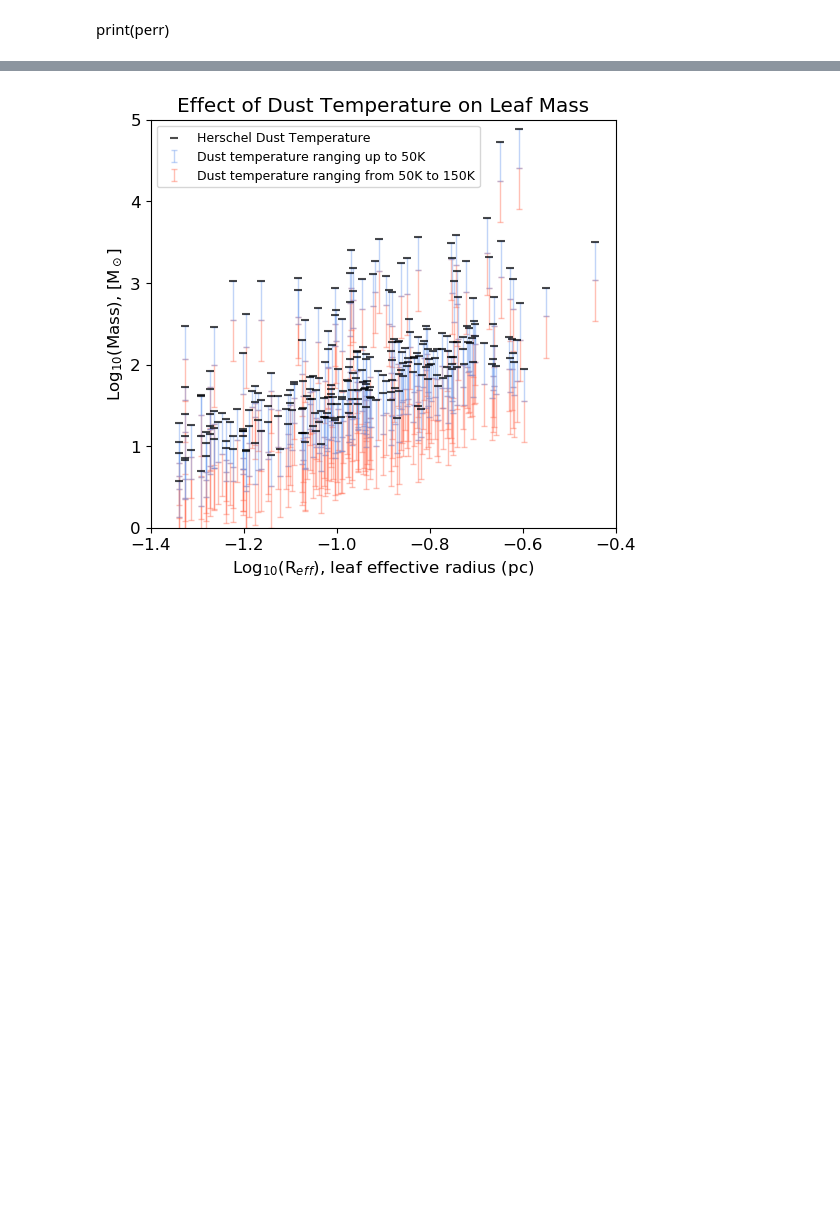
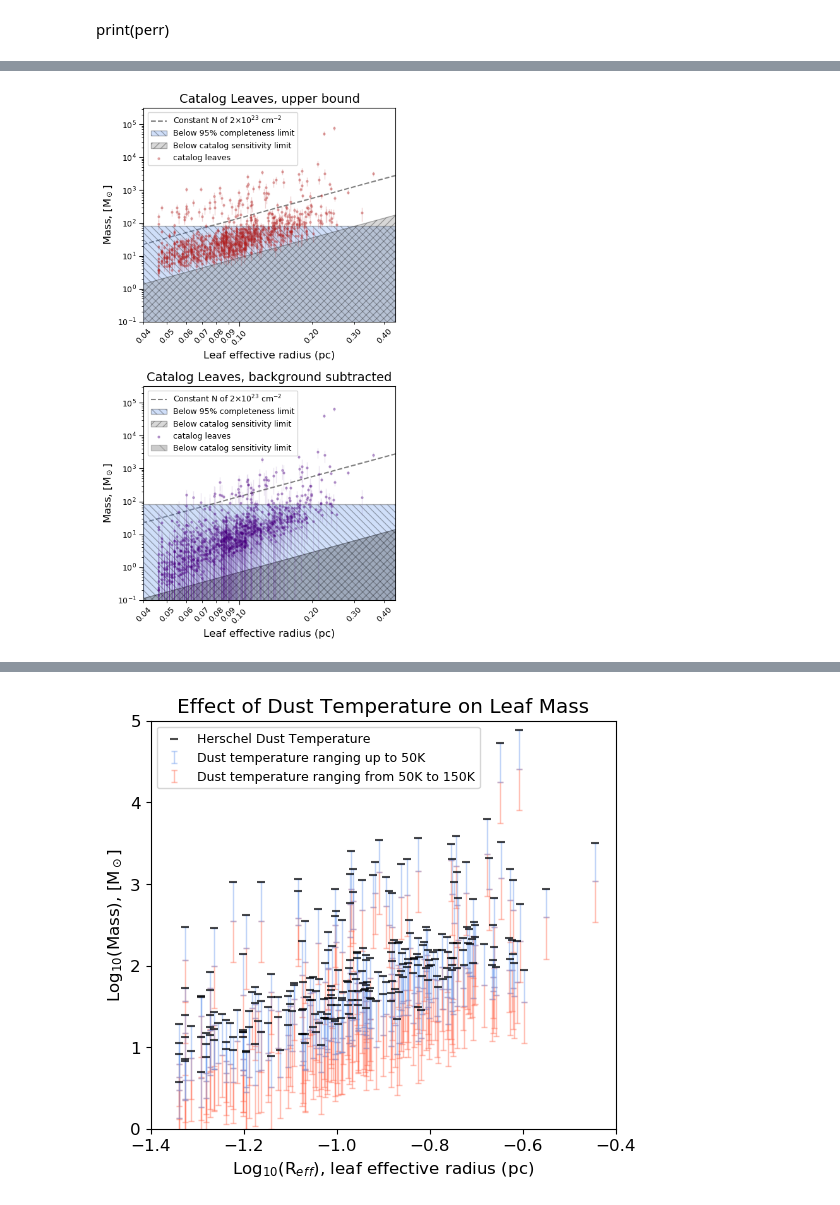
Before and after one commit to hpthatchfield/astrophys, a Jupyter notebook: CMZoom_scripts/CMZoom_catalog_figures.ipynb, the cells around one changed output, grey strips where cells are left out. Drawn from its saved outputs; the diff is of its cells as text; code cells hidden in the pictures; blank space fills up the shorter version.

```diff
--- a/CMZoom_scripts/CMZoom_catalog_figures.ipynb
+++ b/CMZoom_scripts/CMZoom_catalog_figures.ipynb
@@ -426,7 +409,8 @@ plt.show()
 # %%
 mass = catalog['mass']
 r_eff_pc = catalog['r_eff_pc']
-noise_mass = np.sqrt(4*catalog['mass']+catalog['mass_unc']**2)
+noise_mass = catalog['mass_unc']
+noise_mass_bgsub = catalog['mass_bgsub_unc']
 incomp = (catalog['mass']<80)
 logyerr=(np.log10(mass)-np.log10(mass-noise_mass),
             np.log10(mass+noise_mass)-np.log10(mass))
@@ -435,65 +419,85 @@ radius_vals = cmz.radius_from_mass_const_col_density(mass_bin,2.0*10**23)
 mass_bgsub = catalog['mass_bgsub']
 
 plt.close()
-plt.rcParams.update({'font.size': 14}) #set fontsize
+plt.rcParams.update({'font.size': 12}) #set fontsize
 
 f = plt.figure(figsize=(5,9))
 
 ax1 = f.add_subplot(211)
 ax1.set_title('Catalog Leaves, upper bound',fontsize=14)
-ax1.scatter( r_eff_pc,mass,s=20, color='firebrick',
+ax1.scatter(r_eff_pc,mass,s=20, color='firebrick',
              alpha=.3,marker='.',zorder=2000,label='catalog leaves')
 ax1.errorbar(x=r_eff_pc,y=mass,
              yerr=noise_mass,
-             ls='none',color='firebrick',alpha=.4,marker='', linewidth=1.0,zorder=2000)
-ax1.plot(radius_vals,mass_bin,color='k',
-         label='Constant N of 2$\\times$10$^{23}$ cm$^{-2}$',alpha=0.2)
-ax1.fill_between(r_arr_pc,np.zeros_like(masscut)-10.,masscut,color='k',
-                 label='Below catalog sensitivity limit',alpha=0.2,hatch='\\')
-ax1.fill_between(r_arr_pc,np.zeros_like(masscut)-1.,np.repeat(80,len(r_arr_pc)),color='navy',
-                 label='Below 95% completeness limit',alpha=0.1,hatch='//')
-ax1.set_xlabel('R, leaf effective radius (pc)',fontsize=12)
+             ls='none',color='firebrick',alpha=.2,marker='', linewidth=1.0,zorder=2000)
+ax1.plot(radius_vals,mass_bin,color='k',ls='--',
+         label='Constant N of 2$\\times$10$^{23}$ cm$^{-2}$',alpha=0.5)
+# ax1.fill_between(r_arr_pc,np.zeros_like(masscut)-10.,masscut,color='k',
+#                  label='Below catalog sensitivity limit',alpha=0.2,hatch='\\')
+# ax1.fill_between(r_arr_pc,np.zeros_like(masscut)-1.,np.repeat(80,len(r_arr_pc)),color='navy',
+#                  label='Below 95% completeness limit',alpha=0.1,hatch='//')
+ax1.fill(np.concatenate((r_arr_pc,r_arr_pc)),
+         np.concatenate((np.zeros_like(masscut)-1.,np.repeat(80,len(r_arr_pc)))),
+         facecolor='cornflowerblue', alpha=0.3, edgecolor='k', hatch='\\\\\\', zorder=30,
+         label='Below 95% completeness limit')
+ax1.fill(np.concatenate((r_arr_pc,r_arr_pc)), np.concatenate((np.zeros_like(masscut)-1.,masscut)),
+         facecolor='grey', alpha=0.3, edgecolor='k', hatch='///', zorder=30,
+         label='Below catalog sensitivity limit')
+ax1.set_xlabel('Leaf effective radius (pc)',fontsize=12)
 ax1.set_ylabel('Mass, [M$_\odot$]',fontsize=12)
 ax1.set_ylim(10**(-1),10**5.5)
-ax1.set_xlim(10**-1.5,10**(-0.3))
+ax1.set_xlim(5**(-2),15**(-0.3))
 ax1.set_xscale('log')
+ax1.tick_params(axis='x', which='major', rotation=45, labelsize=9,length=5)
+ax1.tick_params(axis='y', which='major', rotation=0, labelsize=9,length=5)
+ax1.tick_params(axis='x', which='minor',rotation=45, labelsize=9,length=3)
+ax1.xaxis.set_minor_formatter(FormatStrFormatter("%1.2f"))
+ax1.xaxis.set_major_formatter(FormatStrFormatter("%1.2f"))
 ax1.set_yscale('log')
+#plt.rcParams.update({'font.size': 6}) #set fontsize
 ax1.legend(loc='upper left', shadow=False, fontsize=9)
 
 ax2 = f.add_subplot(212)
 ax2.set_title('Catalog Leaves, background subtracted',fontsize=14)
-ax2.scatter( r_eff_pc,mass_bgsub,s=20, color='navy',
+ax2.scatter( r_eff_pc,mass_bgsub,s=20, color='indigo',
              alpha=.3,marker='.',zorder=2000,label='catalog leaves')
 ax2.errorbar(x=r_eff_pc,y=mass_bgsub,
-             yerr=noise_mass,
-             ls='none',color='navy',alpha=.4,marker='', linewidth=1.0,zorder=2000)
-ax2.plot(radius_vals,mass_bin,color='k',
-         label='Constant N of 2$\\times$10$^{23}$ cm$^{-2}$',alpha=0.2)
-#ax2.fill_between(r_arr_pc,np.zeros_like(masscut_bgsub)-1.,masscut_bgsub,color='k',
-#                 label='Below catalog sensitivity limit',alpha=0.2,hatch='\\')
-ax2.fill(x=np.concatenate(r_arr_pc,r_arr_pc), y=np.concatenate(np.zeros_like(masscut_bgsub)-1.,masscut_bgsub),
-         fc='none', alpha=0.3, ec='black', zorder=30)
-ax2.fill(x=np.concatenate(r_arr_pc,r_arr_pc), y=np.concatenate(np.zeros_like(masscut_bgsub)-1.,masscut_bgsub),
-         color='grey', alpha=0.1, ec='none', zorder=30)
-ax2.fill(x=np.concatenate(r_arr_pc,r_arr_pc), y=np.concatenate(np.zeros_like(masscut_bgsub)-1.,masscut_bgsub),
-         color='none', alpha=0.3, edgecolor='grey', hatch='///', zorder=30)
+             yerr=noise_mass_bgsub,
+             ls='none',color='indigo',alpha=.1,marker='', linewidth=1.0,zorder=2000)
+ax2.plot(radius_vals,mass_bin,color='k',ls='--',
+         label='Constant N of 2$\\times$10$^{23}$ cm$^{-2}$',alpha=0.5)
+ax2.fill_between(r_arr_pc,np.zeros_like(masscut_bgsub)-1.,masscut_bgsub,color='k',
+                 label='Below catalog sensitivity limit',alpha=0.2,hatch='\\')
+ax2.fill(np.concatenate((r_arr_pc,r_arr_pc)),
+         np.concatenate((np.zeros_like(masscut_bgsub)-1.,np.repeat(80,len(r_arr_pc)))),
+         facecolor='cornflowerblue', alpha=0.3, edgecolor='k', hatch='\\\\\\', zorder=30,
+         label='Below 95% completeness limit')
+ax2.fill(np.concatenate((r_arr_pc,r_arr_pc)), np.concatenate((np.zeros_like(masscut_bgsub)-1.,masscut_bgsub)),
+         facecolor='grey', alpha=0.3, edgecolor='k', hatch='///', zorder=30,
+         label='Below catalog sensitivity limit')
 
-ax2.fill_between(r_arr_pc,np.zeros_like(masscut_bgsub)-1.,
-                 np.repeat(80,len(r_arr_pc)),color='navy',
-                 label='Below 95% completeness limit',alpha=0.1,hatch='//')
-ax2.set_xlabel('R$, leaf effective radius (pc)',fontsize=12)
+# ax2.fill_between(r_arr_pc,np.zeros_like(masscut_bgsub)-1.,
+#                  np.repeat(80,len(r_arr_pc)),color='navy',
+#                  label='Below 95% completeness limit',alpha=0.2,hatch='//')
+ax2.set_xlabel('Leaf effective radius (pc)',fontsize=12)
 ax2.set_ylabel('Mass, [M$_\odot$]',fontsize=12)
 ax2.set_ylim(10**(-1),10**5.5)
-ax2.set_xlim(10**-1.5,10**(-0.3))
+ax2.set_xlim(5**(-2),15**(-0.3))
 ax2.set_xscale('log')
+ax2.tick_params(axis='x', which='major', rotation=45, labelsize=9,length=5)
+ax2.tick_params(axis='y', which='major', rotation=0, labelsize=9,length=5)
+ax2.tick_params(axis='x', which='minor',rotation=45, labelsize=9,length=3)
+ax2.xaxis.set_minor_formatter(FormatStrFormatter("%1.2f"))
+ax2.xaxis.set_major_formatter(FormatStrFormatter("%1.2f"))
 ax2.set_yscale('log')
+#plt.rcParams.update({'font.size': 6}) #set fontsize
 ax2.legend(loc='upper left', shadow=False, fontsize=9)
 
 plt.tight_layout()
 
 # Save figure
 # Need to save it as a PDF, otherewise, lose transparency
-#plt.savefig(figure_path + 'twofig_subtracted_mass_radius'+targetname+'.pdf',
-#            format='pdf', dpi=100, bbox_inches='tight')
+plt.savefig(figure_path + 'twofig_subtracted_mass_radius'+targetname+'.pdf',
+            format='pdf', dpi=100, bbox_inches='tight')
 plt.show()
 # %% [output]
@@ -501 +504,2 @@ TypeError: only integer scalar arrays can be converted to a scalar index
+[figure, added]
 # %%
```
Also changed, not shown: parts of 17 cells of this notebook, 3 other files.
